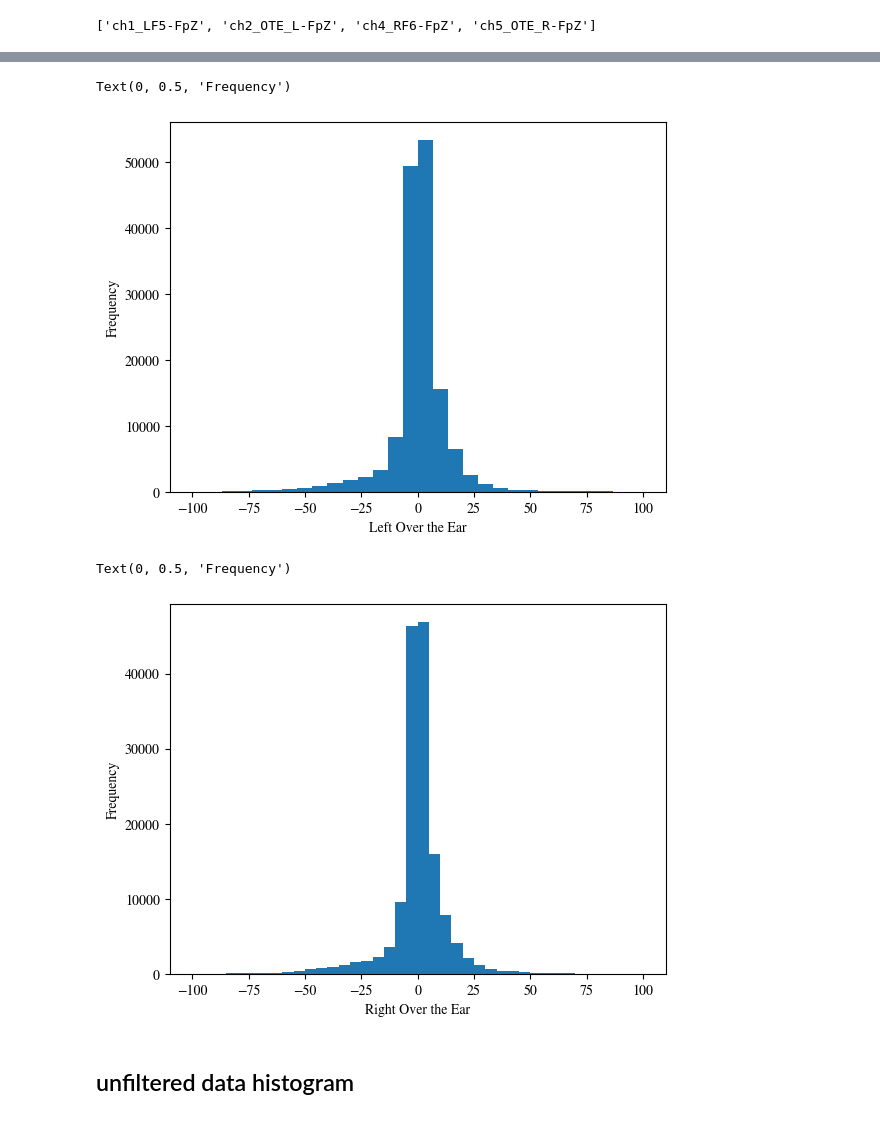
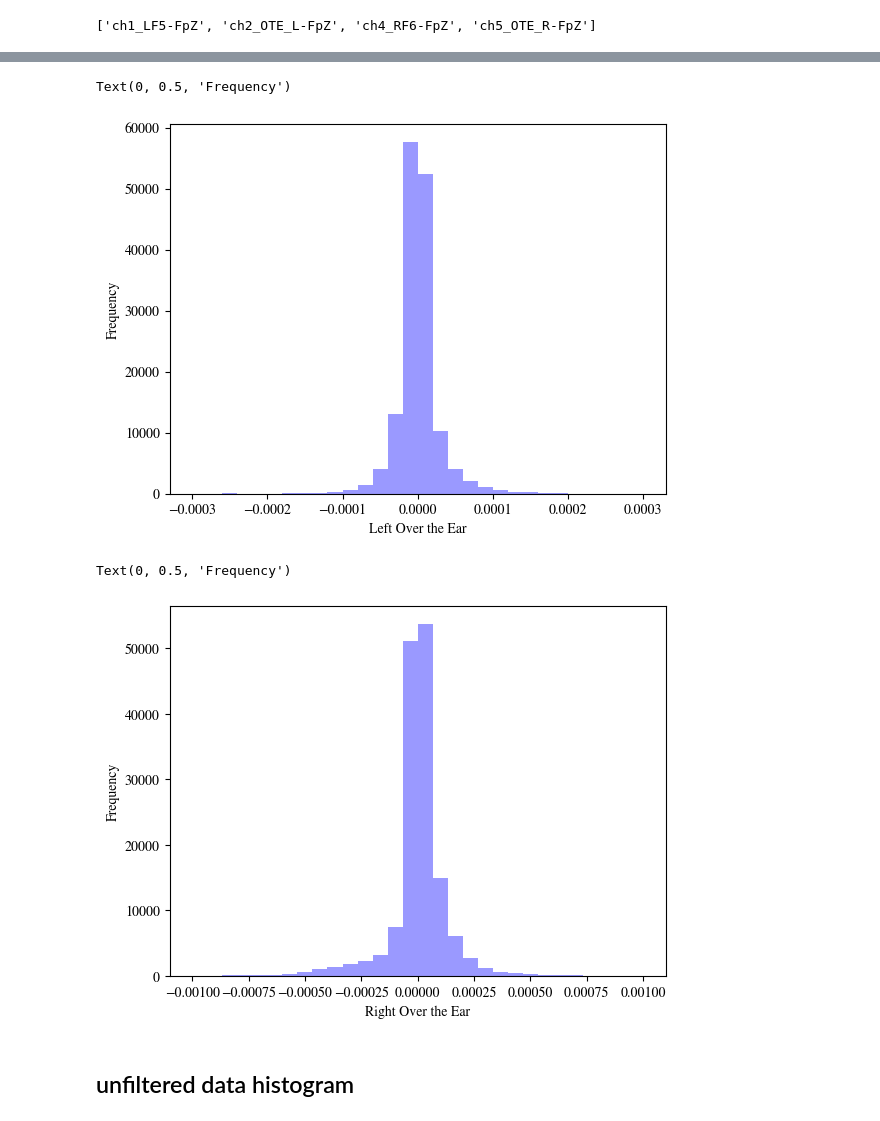
Before and after one commit to SenuraHansaja/H-IoT-Golob-Rice-Compression-Automation, a Jupyter notebook: EEG data/histogram_plots.ipynb, the cells around one changed output, grey strips where cells are left out. Cells and saved outputs as stored; diff of their text form; code cells hidden in the pictures.

```diff
--- a/EEG data/histogram_plots.ipynb
+++ b/EEG data/histogram_plots.ipynb
@@ -59,18 +59,17 @@ Text(0, 0.5, 'Frequency')
 # %%
-plt.hist(raw_data[1], bins = 30, range = [-100, 100])
+plt.hist(EEG_raw_data[2], bins = 30, range = [-0.0003, 0.0003], color='#9A99FF')
 plt.xlabel('Left Over the Ear')
 plt.ylabel('Frequency')
 # %% [output]
 Text(0, 0.5, 'Frequency')
-[figure, old version]
+[figure, new version]
 # %%
-plt.hist(raw_data[3], bins = 40, range = [-100, 100]
-
+plt.hist(EEG_raw_data[3], bins = 30, range = [-0.001, 0.001], color='#9A99FF'
          )
 plt.xlabel('Right Over the Ear')
 plt.ylabel('Frequency')
 # %% [output]
 Text(0, 0.5, 'Frequency')
-[figure, old version]
+[figure, new version]
 # %% [markdown]
 ## unfiltered data histogram
```
Also changed, not shown: parts of 11 cells of this notebook, 5 other files.
